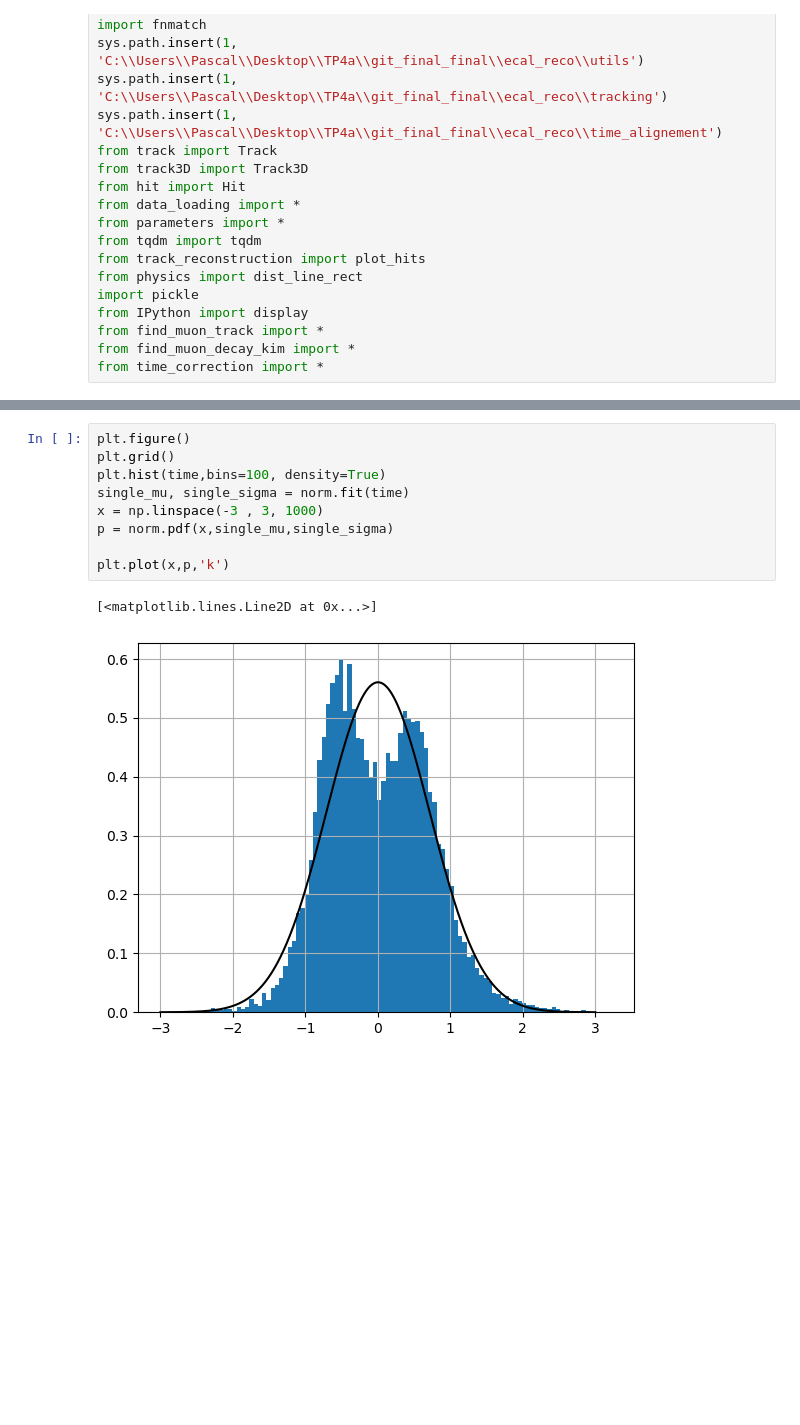
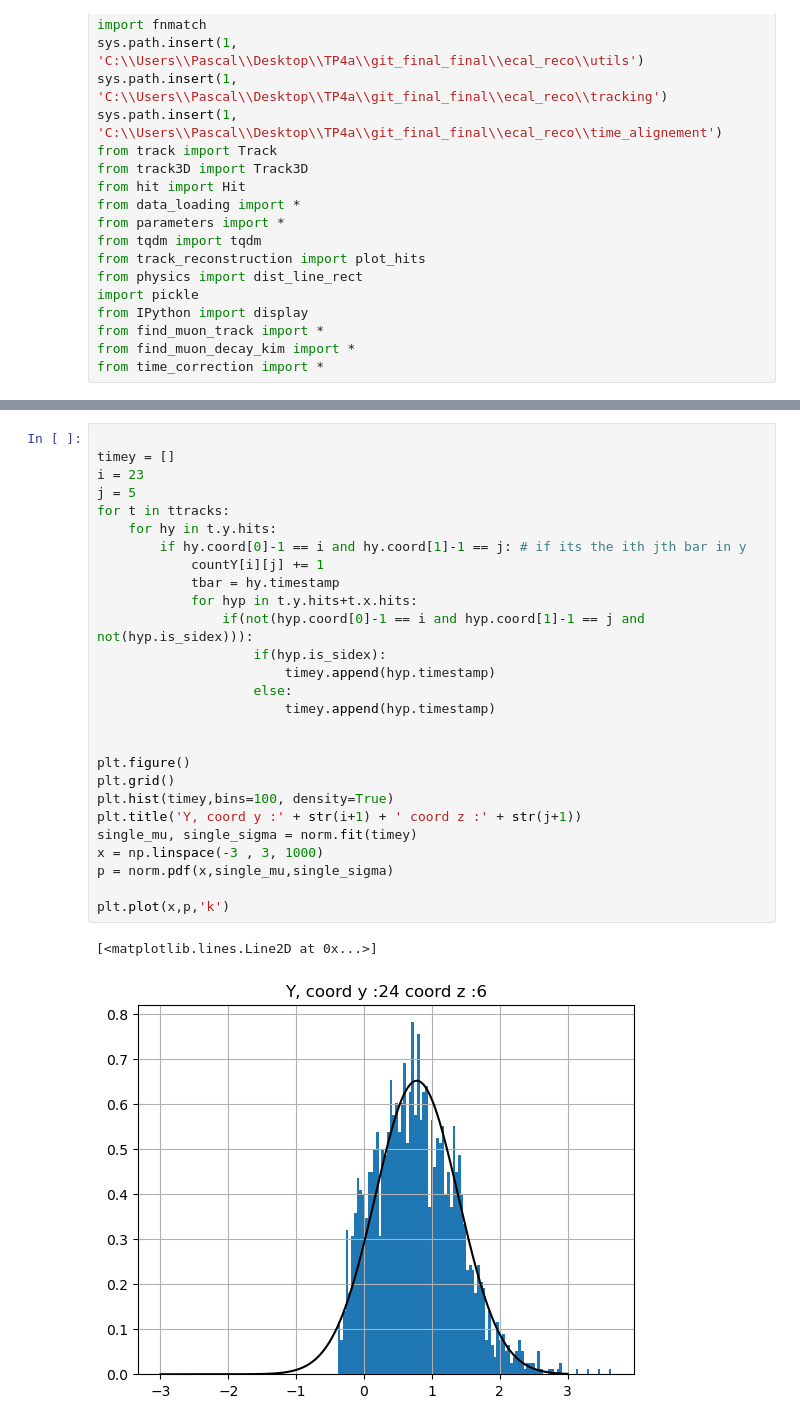
Before and after one commit to kauniska/ecal_reco, a Jupyter notebook: time_alignement/time_distribution.ipynb, the cells around one changed output, grey strips where cells are left out. Saved outputs shown, nothing was run; the diff lists cells and outputs as text; blank space fills up the shorter version.

```diff
--- a/time_alignement/time_distribution.ipynb
+++ b/time_alignement/time_distribution.ipynb
@@ -259,15 +187,33 @@ j = np.randint(0,7)
-# %%
-plt.figure()
-plt.grid()
-plt.hist(time,bins=100, density=True)
-single_mu, single_sigma = norm.fit(time)
-x = np.linspace(-3 , 3, 1000)
-p = norm.pdf(x,single_mu,single_sigma)
-
-plt.plot(x,p,'k')
-# %% [output]
-[<matplotlib.lines.Line2D at 0x...>]
-[figure, removed]
+# %%
+
+timey = []
+i = 23
+j = 5
+for t in ttracks:
+    for hy in t.y.hits:
+        if hy.coord[0]-1 == i and hy.coord[1]-1 == j: # if its the ith jth bar in y
+            countY[i][j] += 1
+            tbar = hy.timestamp
+            for hyp in t.y.hits+t.x.hits:
+                if(not(hyp.coord[0]-1 == i and hyp.coord[1]-1 == j and not(hyp.is_sidex))):
+                    if(hyp.is_sidex):
+                        timey.append(hyp.timestamp)
+                    else:
+                        timey.append(hyp.timestamp)
+
+
+plt.figure()
+plt.grid()
+plt.hist(timey,bins=100, density=True)
+plt.title('Y, coord y :' + str(i+1) + ' coord z :' + str(j+1))
+single_mu, single_sigma = norm.fit(timey)
+x = np.linspace(-3 , 3, 1000)
+p = norm.pdf(x,single_mu,single_sigma)
+
+plt.plot(x,p,'k')
+# %% [output]
+[<matplotlib.lines.Line2D at 0x...>]
+[figure, added]
 # %%
 plt.figure()
 plt.semilogy(np.abs(converg_X))
```
Also changed, not shown: parts of 12 cells of this notebook, 4 other files.
